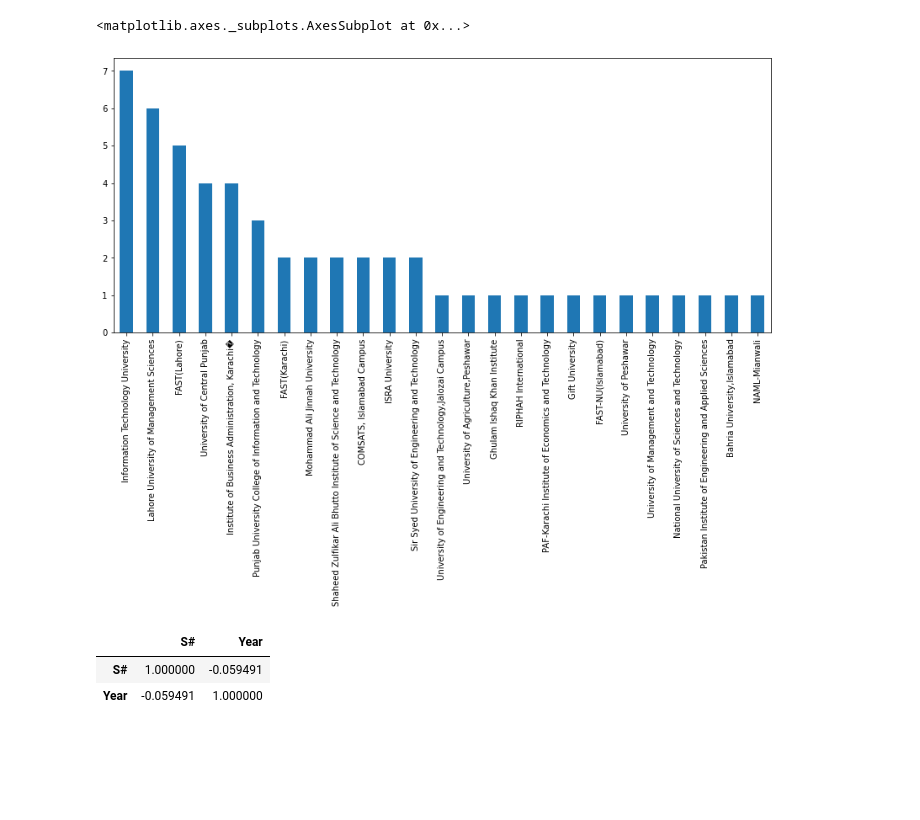
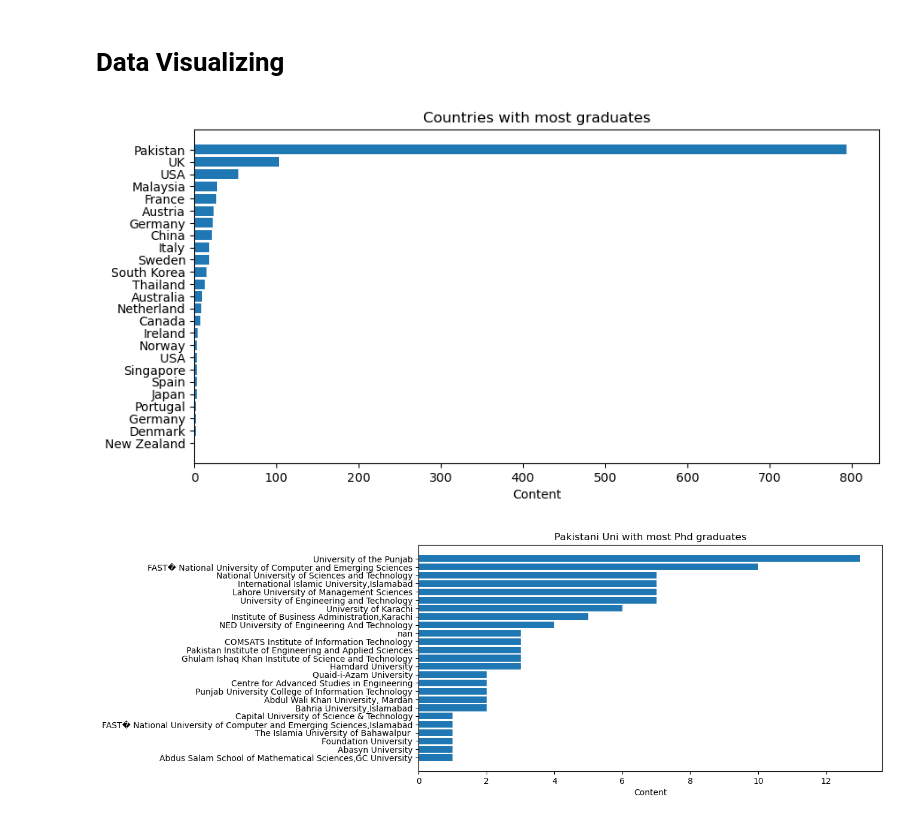
Before and after one commit to haseebkhan611/pakistanIntellectual, a Jupyter notebook: PakistanIntellectual.ipynb, the cells around one changed output. Saved outputs shown, nothing was run; the diff lists cells and outputs as text; code cells hidden in the pictures; blank space fills up the shorter version.

```diff
--- a/PakistanIntellectual.ipynb
+++ b/PakistanIntellectual.ipynb
@@ -43,0 +104,6 @@ Name: degree_title, dtype: int64
+# %%
+## remove all the unwanted spaces and change the letters into lower case
+# convert to lower case
+data['Country'] = data['Country'].str.lower()
+# remove trailing white spaces
+data['Country'] = data['Country'].str.strip()
@@ -440,12 +260,49 @@ data["University Currently Teaching"].value_counts().plot(kind='bar',figsize=(14
 # %%
 usagrad["University Currently Teaching"].value_counts().plot(kind='bar',figsize=(14,6))
-# %% [output]
-<matplotlib.axes._subplots.AxesSubplot at 0x...>
-[figure, removed]
 # %%
 corr=data.corr()
 corr
-# %% [output]
-|  | S# | Year |
-| S# | 1.000000 | -0.059491 |
-| Year | -0.059491 | 1.000000 |
+# %% [markdown]
+# Data Visualizing
+# %%
+col = data['Country'].dropna()
+
+# categories = ", ".join(df[col].fillna("")).split(", ")
+counter_list = Counter(col).most_common(25)
+counter_list = [_ for _ in counter_list if _[0] != ""]
+labels = [_[0] for _ in counter_list]
+values = [_[1] for _ in counter_list]
+
+fig, ax = plt.subplots(figsize=(10, 5), dpi=100)
+y_pos = np.arange(len(labels))
+ax.barh(y_pos, values, align='center')
+ax.set_yticks(y_pos)
+ax.set_yticklabels(labels)
+ax.invert_yaxis()  # labels read top-to-bottom
+ax.set_xlabel('Content')
+ax.set_title('Countries with most graduates')
+
+plt.show()
+# %% [output]
+[figure, added]
+# %%
+col = phd_pak['Graduated from']
+
+# categories = ", ".join(df[col].fillna("")).split(", ")
+counter_list = Counter(col).most_common(25)
+counter_list = [_ for _ in counter_list if _[0] != ""]
+labels = [_[0] for _ in counter_list]
+values = [_[1] for _ in counter_list]
+
+fig, ax = plt.subplots(figsize=(10, 5), dpi=100)
+y_pos = np.arange(len(labels))
+ax.barh(y_pos, values, align='center')
+ax.set_yticks(y_pos)
+ax.set_yticklabels(labels)
+ax.invert_yaxis()  # labels read top-to-bottom
+ax.set_xlabel('Content')
+ax.set_title('Pakistani Uni with most Phd graduates')
+
+plt.show()
+# %% [output]
+[figure, added]
```
Also changed, not shown: parts of 52 cells of this notebook, 5 other files.
